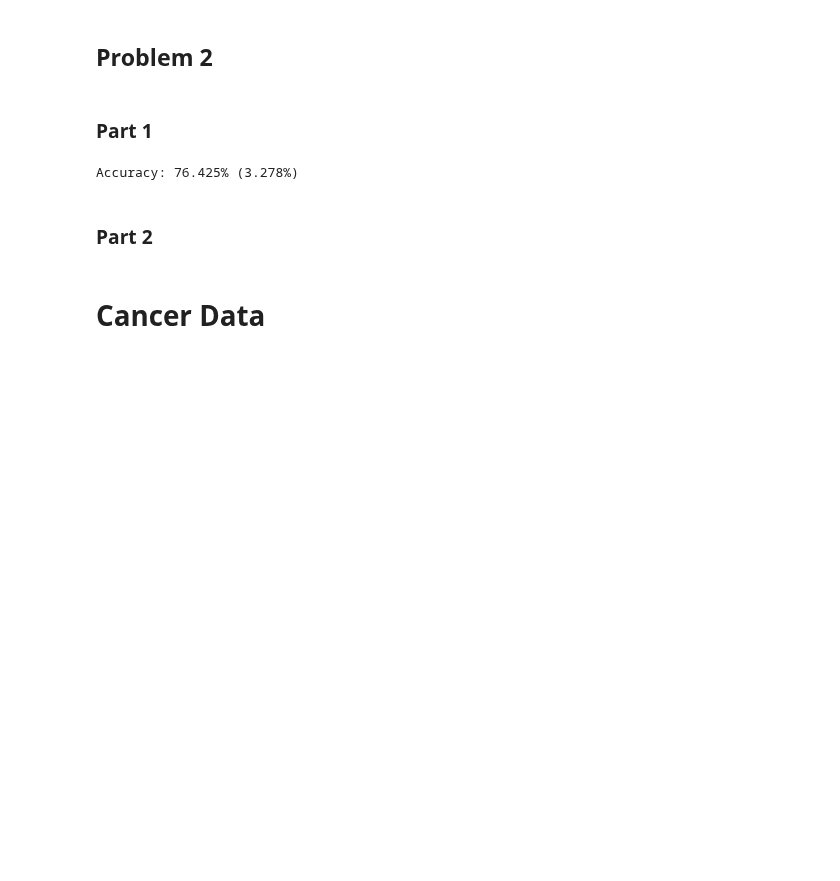
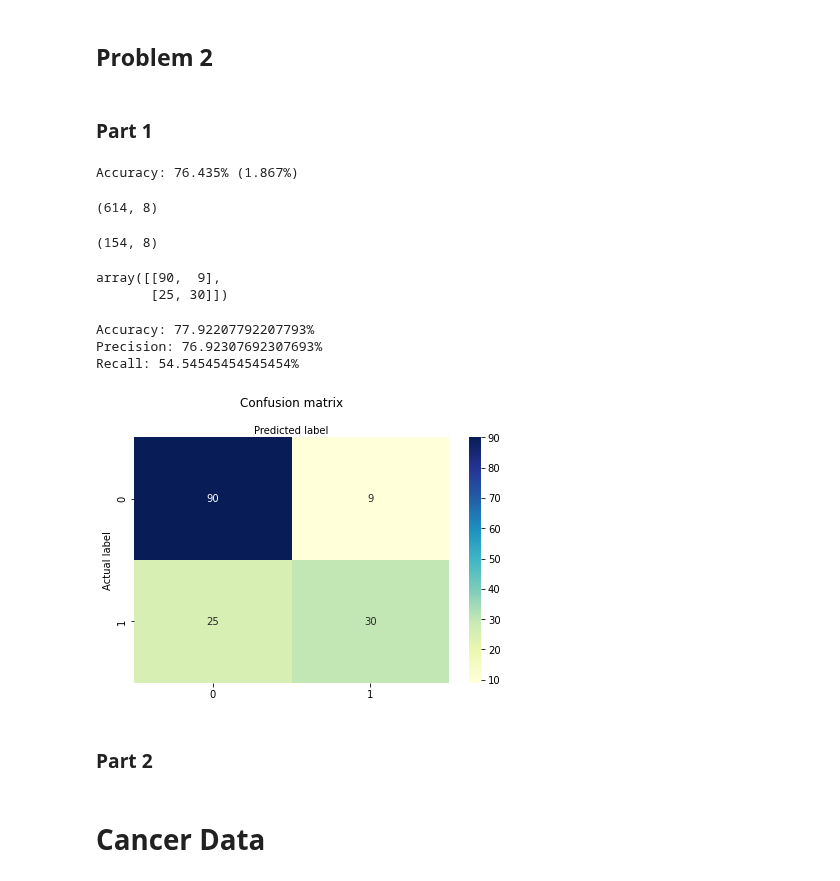
Before and after one commit to A-Hudson-0117/MachineLearning-Intro, a Jupyter notebook: logistic regression (hw 2)/logistic regression.ipynb, the cells around one changed output. Drawn from its saved outputs; the diff is of its cells as text; code cells hidden in the pictures; blank space fills up the shorter version.

```diff
--- a/logistic regression (hw 2)/logistic regression.ipynb
+++ b/logistic regression (hw 2)/logistic regression.ipynb
@@ -170,8 +155,10 @@ SyntaxError: invalid syntax (2720530001.py, line 6)
 # %%
-kfold = model_selection.KFold(n_splits=5, random_state=0, shuffle = True)
-model = LogisticRegression(solver='liblinear')
-results = model_selection.cross_val_score(model, x, y, cv = kfold)
+kfold = model_selection.KFold(n_splits=NUMBER_SPLITS, random_state=5, shuffle = True)
+classifier_model = LogisticRegression(solver='liblinear')
+results = model_selection.cross_val_score(classifier_model, x, y, cv = kfold)
 
 print("Accuracy: %.3f%% (%.3f%%)" % (results.mean()*100, results.std()*100.0))
 # %% [output]
-Accuracy: 76.425% (3.278%)
+Accuracy: 76.435% (1.867%)
+# %%
+x_train, x_test, y_train, y_test = model_selection.train_test_split(x, y, test_size = 0.2, random_state=1)
@@ -178,3 +169,43 @@ Accuracy: 76.425% (3.278%)
+# %%
+x_train.shape
+# %% [output]
+(614, 8)
+# %%
+x_test.shape
+# %% [output]
+(154, 8)
+# %%
+classifier_model.fit(x_train, y_train)
+predict = classifier_model.predict(x_test)
+# %%
+cnf_matrix = metrics.confusion_matrix(y_test, predict)
+cnf_matrix
+# %% [output]
+array([[90,  9],
+       [25, 30]])
+# %%
+print(f"Accuracy: {100 * metrics.accuracy_score(y_test, predict)}%");
+print(f"Precision: {100 * metrics.precision_score(y_test, predict)}%");
+print(f"Recall: {100 * metrics.recall_score(y_test, predict)}%");
+# %% [output]
+Accuracy: 77.92207792207793%
+Precision: 76.92307692307693%
+Recall: 54.54545454545454%
+# %%
+class_names=[0,1] # name of classes
+fig, ax = plt.subplots()
+tick_marks = np.arange(len(class_names))
+plt.xticks(tick_marks, class_names)
+plt.yticks(tick_marks, class_names)
+# create heatmap
+sns.heatmap(pd.DataFrame(cnf_matrix), annot=True, cmap="YlGnBu" ,fmt='g')
+ax.xaxis.set_label_position("top")
+plt.tight_layout()
+plt.title('Confusion matrix', y=1.1);
+plt.ylabel('Actual label');
+plt.xlabel('Predicted label');
+# %% [output]
+[figure, added]
 # %% [markdown]
 ### Part 2
 # %% [markdown]
```
Also changed, not shown: parts of 18 cells of this notebook.
